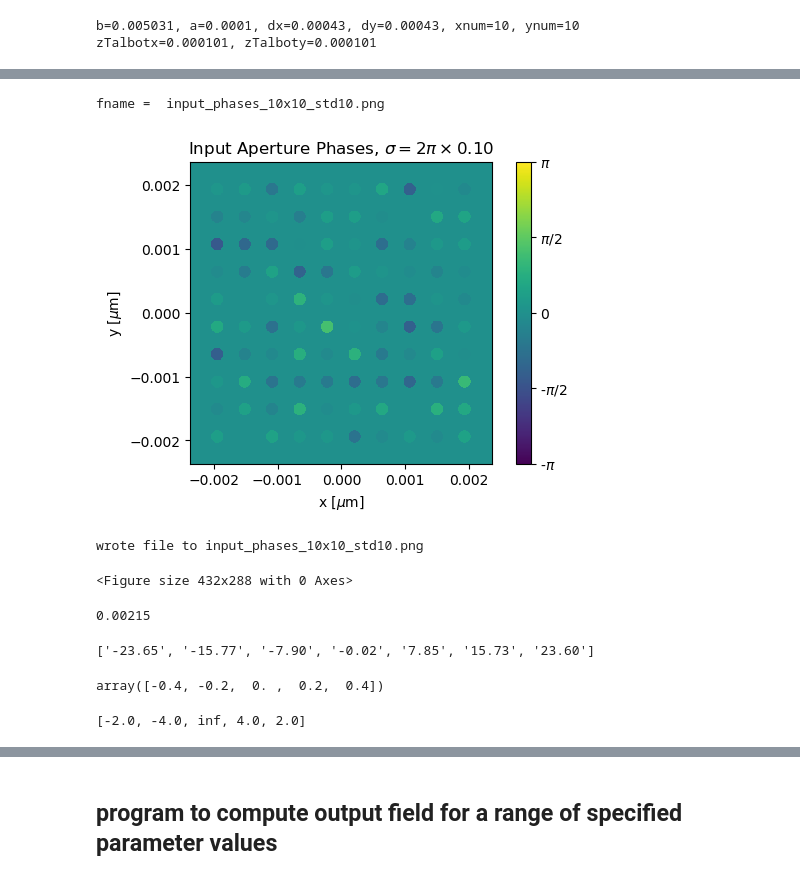
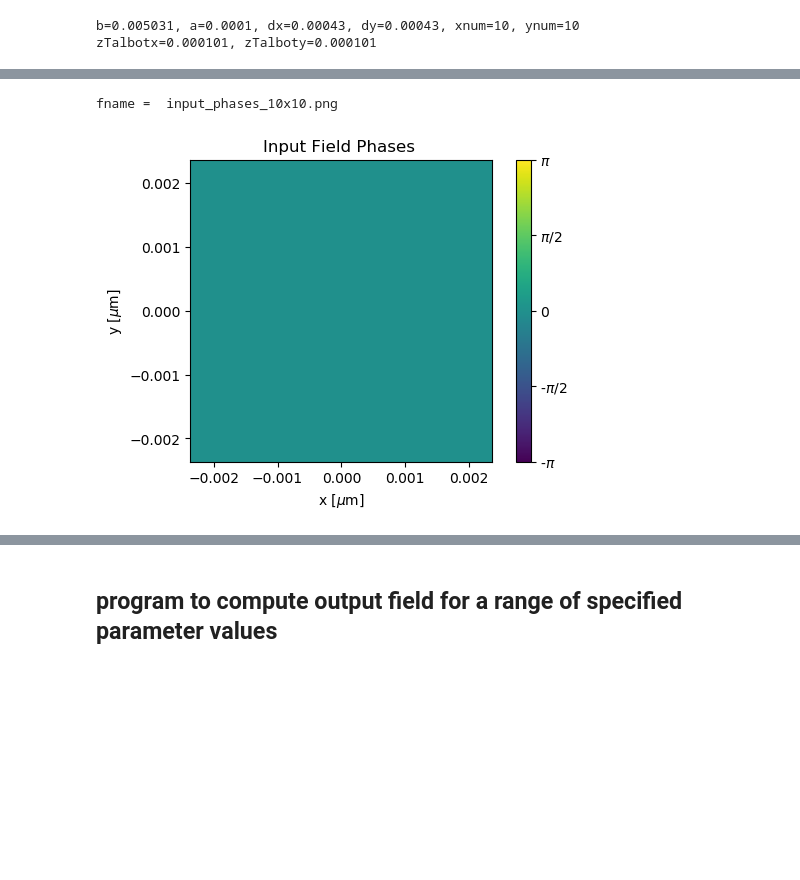
Before and after one commit to prhuft/fourier-optics, a Jupyter notebook: randomized_array.ipynb, the cells around one changed output, grey strips where cells are left out. Drawn from its saved outputs; the diff is of its cells as text; code cells hidden in the pictures; blank space fills up the shorter version.

```diff
--- a/randomized_array.ipynb
+++ b/randomized_array.ipynb
@@ -50,5 +51,7 @@ b=0.005031, a=0.0001, dx=0.00043, dy=0.00043, xnum=10, ynum=10
 zTalbotx=0.000101, zTalboty=0.000101
 # %%
 pts = 1000
-phi_std=0.1
-mask, x1pts, w = spot_mask(xnum, ynum, a, dx, dy, pts, phi_std=phi_std)
+phi_std=None #0.1
+t_aper = .49
+t_plate = 1
+mask, x0pts, w = spot_mask(xnum, ynum, a, dx, dy, pts, phi_std=phi_std, aperture=1-t_aper, plate=t_plate)
@@ -62,0 +58,17 @@ cbar = fig.colorbar(cax)
+# %%
+## plot the input field transmission
+
+savefile=False
+fname = f'input_amplitude_{xnum}x{ynum}_tspot{int(100*t_aper)}_tplate{int(100*t_plate)}.png'
+print('fname = ', fname)
+
+plt.close()
+fig,ax = figax(xlabel=r'x [$\mu$m]', ylabel=r'y [$\mu$m]')
+fig.dpi=100
+ax.set_title('Input Field Amplitude | $t_{spot}$=0.49, $t_{plate}$=1',)
+cax = ax.imshow(abs(mask), extent=[-w,w,-w,w])
+cax.set_norm(colors.Normalize(vmin=0, vmax=1))
+cbar = fig.colorbar(cax)
+if savefile:
+    plt.savefig(fname, bbox_inches='tight')
+    print('wrote file to',fname)
@@ -63,39 +78,30 @@ cbar = fig.colorbar(cax)
 # %%
-## show the phases of the input mask
+
+## plot the phases of the input mask
 
 savefile=False
-fname = f'input_phases_{xnum}x{ynum}_std{int(100*phi_std)}.png'
+if phi_std is not None:
+    fname = f'input_phases_{xnum}x{ynum}_std{int(100*phi_std)}.png'
+else:
+    fname = f'input_phases_{xnum}x{ynum}.png'
 print('fname = ', fname)
 
 plt.close()
 fig,ax = figax(xlabel=r'x [$\mu$m]', ylabel=r'y [$\mu$m]')
 fig.dpi = 100
-# ax.set_xticklabels([f'{x:0.2f}' for x in linspace(x1pts[0],x1pts[-1],len(ax.get_xticks()-1))/a])
-# cax = ax.imshow(angle(mask)/(2*pi))
 scl = 1e6
-# ax.contourf(x1pts, x1pts, angle(mask)) # make the contour plot then steal the axes
-# _ticklabels = ax.get_xticks()
+title = rf'Input Field Phases '
+if phi_std is not None:
+    title += '$\sigma=2\pi \times {phi_std:0.2f}$'
+ax.set_title(title)
 cax = ax.imshow(angle(mask)/(2*pi), extent=[-w, w, -w, w])
-ax.set_title(rf'Input Aperture Phases, $\sigma=2\pi \times {phi_std:0.2f}$')
 cax.set_norm(colors.Normalize(vmin=-.5, vmax=.5))
 cbar = fig.colorbar(cax, ticks=arange(-.5,.75, .25))
 cbar.ax.set_yticklabels([r'-$\pi$',r'-$\pi$/2',0,r'$\pi$/2',r'$\pi$'])
-plt.show()
 
 if savefile:
     plt.savefig(fname, bbox_inches='tight')
     print('wrote file to',fname)
 # %% [output]
-fname =  input_phases_10x10_std10.png
+fname =  input_phases_10x10.png
-[figure, old version]
+[figure, new version]
-wrote file to input_phases_10x10_std10.png
-<Figure size 432x288 with 0 Axes>
-# %%
-dx*xnum/2
-# %% [output]
-0.00215
-# %%
-# append(x1pts[0],([x1pts[idx-1] for idx in ax.get_xticks()[1:]]))
-[f'{x:0.2f}' for x in linspace(x1pts[0],x1pts[-1],len(ax.get_xticks()-1))/a]
-# %% [output]
-['-23.65', '-15.77', '-7.90', '-0.02', '7.85', '15.73', '23.60']
@@ -104,10 +107,0 @@ xv = array()
-# %%
-cbar.ax.get_yticks()
-# %% [output]
-array([-0.4, -0.2,  0. ,  0.2,  0.4])
-# %%
-ticks = arange(-.5,.75, .25)
-[1/tick for tick in ticks]
-['pi/tick']
-# %% [output]
-[-2.0, -4.0, inf, 4.0, 2.0]
```
Also changed, not shown: parts of 12 cells of this notebook, 3 other files.
